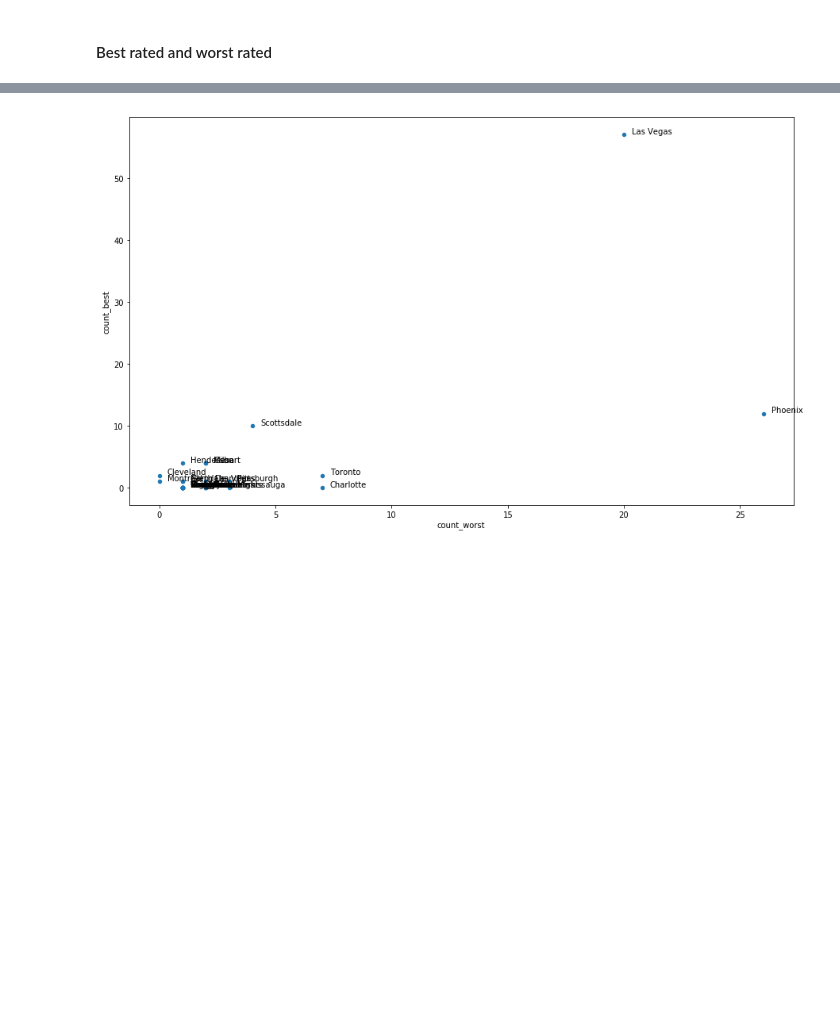
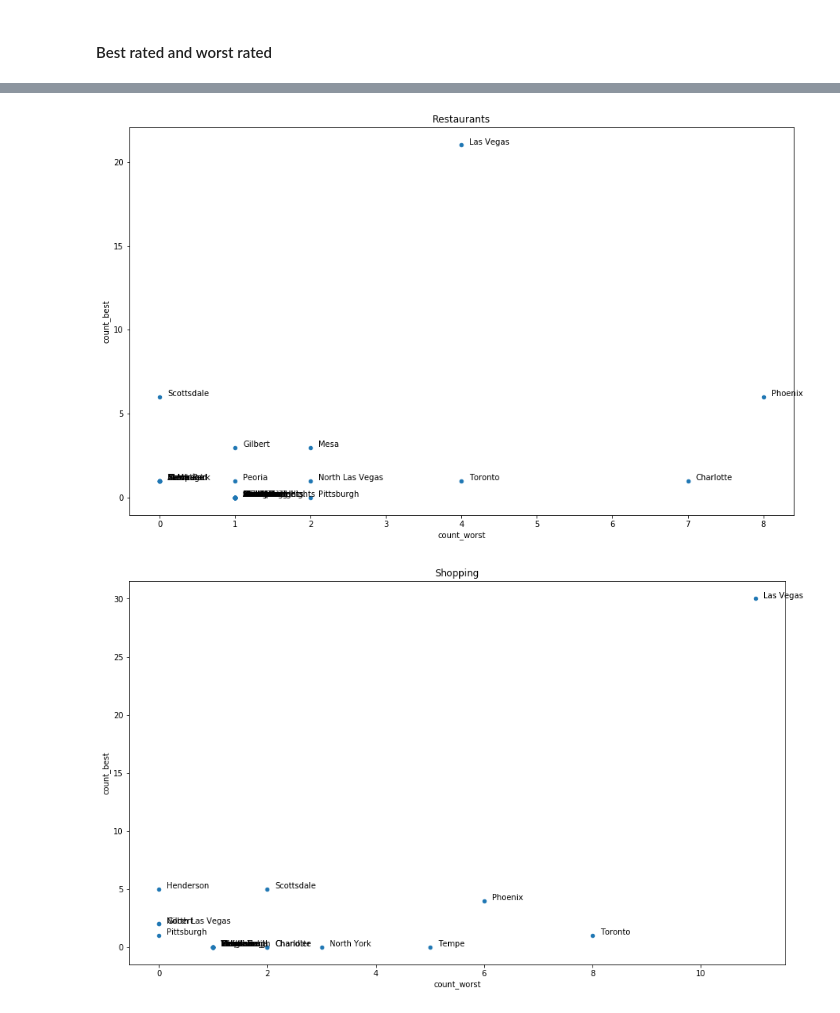
Before and after one commit to lorenzovngl/analysis-of-yelp-open-dataset, a Jupyter notebook: notebooks/best_and_worst_business.ipynb, the cells around one changed output, grey strips where cells are left out. Saved outputs shown, nothing was run; the diff lists cells and outputs as text; code cells hidden in the pictures; blank space fills up the shorter version.

Commit message:
analysis of best and worst businesses completed

```diff
--- a/notebooks/best_and_worst_business.ipynb
+++ b/notebooks/best_and_worst_business.ipynb
@@ -21,3 +54,8 @@ business.json contains 209393 records, each composed by 14 columns.
+# %%
+df_restaurants = df.loc[df['categories'].str.contains("Restaurants", na=False)]
+df_shopping = df.loc[df['categories'].str.contains("Shopping", na=False)]
+df_health = df.loc[df['categories'].str.contains("Health & Medical", na=False)]
+df_automotive = df.loc[df['categories'].str.contains("Automotive", na=False)]
 # %% [markdown]
 #### Best rated and worst rated
 # %%
@@ -81,0 +128,15 @@ worst_cities.plot.pie(x='city', y='count', figsize=(9,9))
+# %%
+def plot_pie(df, cat, axes):
+    cities = df.groupby(['city', 'state']).size().reset_index(name='count')
+    cities = cities.sort_values(by=['count'], ascending=False)
+    cities = cities.set_index('city')
+    axes.set_title(cat)
+    cities.plot.pie(x='city', y='count', ax=axes, legend=False)
+    return cities
+
+fig, axes = plt.subplots(nrows=2, ncols=2, figsize=(15,15))
+
+worst_restaurants_cities = plot_pie(worst_restaurants, "Worst Restaurants", axes[0][0])
+worst_shopping_cities = plot_pie(worst_shopping, "Worst Shopping", axes[0][1])
+worst_health_cities = plot_pie(worst_health, "Worst Health & Medical", axes[1][0])
+worst_automotive_cities = plot_pie(worst_automotive, "Worst Automotive", axes[1][1])
@@ -82,13 +145,20 @@ worst_cities.plot.pie(x='city', y='count', figsize=(9,9))
 # %%
 import matplotlib.pyplot as plt
 
-df = pd.merge(best_cities, worst_cities, on=['city', 'state'], how='outer', suffixes=('_best', '_worst')).fillna(0)
+def plot_scatter(df_best, df_worst, cat):
+    df = pd.merge(df_best, df_worst, on=['city', 'state'], how='outer',
+                  suffixes=('_best', '_worst')).fillna(0)
+    fig, ax = plt.subplots()
+    plt.title(cat)
+    df.plot.scatter(x='count_worst', y='count_best', ax=ax, figsize=(15,9))
+    for i in range(df.shape[0]):
+        plt.annotate(df.index.tolist()[i], (df.count_worst.tolist()[i], df.count_best.tolist()[i]),
+                    xytext=(10, 0.95), textcoords="offset points")
 
-fig, ax = plt.subplots()
-df.plot.scatter(x='count_worst', y='count_best', ax=ax, figsize=(15,9))
-
-for i in range(df.shape[0]):
-    plt.annotate(df.index.tolist()[i], (df.count_worst.tolist()[i], df.count_best.tolist()[i]),
-                xytext=(10, 0.95), textcoords="offset points")
+plot_scatter(best_restaurants_cities, worst_restaurants_cities, "Restaurants")
+plot_scatter(best_shopping_cities, worst_shopping_cities, "Shopping")
+plot_scatter(best_health_cities, worst_health_cities, "Health & Medical")
+plot_scatter(best_automotive_cities, worst_automotive_cities, "Automotive")
 # %% [output]
-[figure, old version]
+[figure, new version]
+[figure, added]
```
Also changed, not shown: parts of 12 cells of this notebook, 2 other files.
